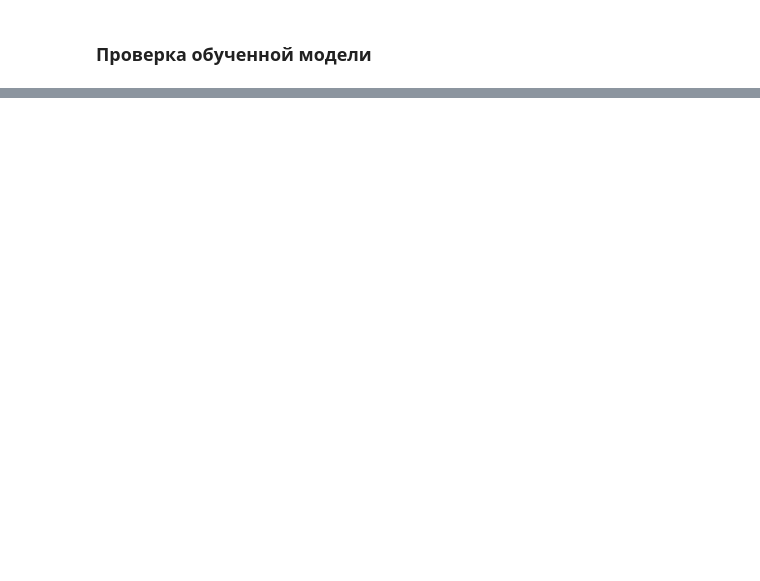
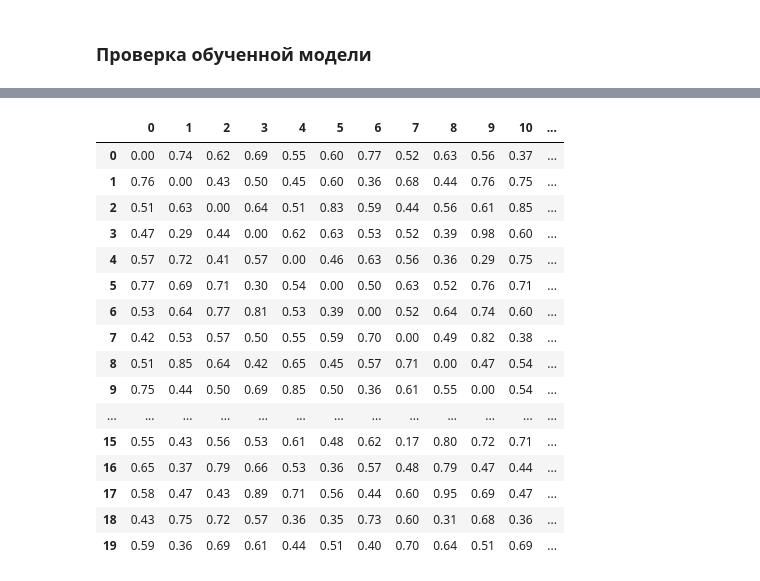
Before and after one commit to sudakov/rlopt, a Jupyter notebook: tsp_ml20x20.ipynb, the cells around one changed output, grey strips where cells are left out. Drawn from its saved outputs; the diff is of its cells as text; code cells hidden in the pictures; blank space fills up the shorter version.

```diff
--- a/tsp_ml20x20.ipynb
+++ b/tsp_ml20x20.ipynb
@@ -286,0 +359,20 @@ np.int64(129)
+# %%
+pd.DataFrame(np.round(a,2))
+# %% [output]
+|  | 0 | 1 | 2 | 3 | 4 | 5 | 6 | 7 | 8 | 9 | 10 | ... |
+| 0 | 0.00 | 0.74 | 0.62 | 0.69 | 0.55 | 0.60 | 0.77 | 0.52 | 0.63 | 0.56 | 0.37 | ... |
+| 1 | 0.76 | 0.00 | 0.43 | 0.50 | 0.45 | 0.60 | 0.36 | 0.68 | 0.44 | 0.76 | 0.75 | ... |
+| 2 | 0.51 | 0.63 | 0.00 | 0.64 | 0.51 | 0.83 | 0.59 | 0.44 | 0.56 | 0.61 | 0.85 | ... |
+| 3 | 0.47 | 0.29 | 0.44 | 0.00 | 0.62 | 0.63 | 0.53 | 0.52 | 0.39 | 0.98 | 0.60 | ... |
+| 4 | 0.57 | 0.72 | 0.41 | 0.57 | 0.00 | 0.46 | 0.63 | 0.56 | 0.36 | 0.29 | 0.75 | ... |
+| 5 | 0.77 | 0.69 | 0.71 | 0.30 | 0.54 | 0.00 | 0.50 | 0.63 | 0.52 | 0.76 | 0.71 | ... |
+| 6 | 0.53 | 0.64 | 0.77 | 0.81 | 0.53 | 0.39 | 0.00 | 0.52 | 0.64 | 0.74 | 0.60 | ... |
+| 7 | 0.42 | 0.53 | 0.57 | 0.50 | 0.55 | 0.59 | 0.70 | 0.00 | 0.49 | 0.82 | 0.38 | ... |
+| 8 | 0.51 | 0.85 | 0.64 | 0.42 | 0.65 | 0.45 | 0.57 | 0.71 | 0.00 | 0.47 | 0.54 | ... |
+| 9 | 0.75 | 0.44 | 0.50 | 0.69 | 0.85 | 0.50 | 0.36 | 0.61 | 0.55 | 0.00 | 0.54 | ... |
+| ... | ... | ... | ... | ... | ... | ... | ... | ... | ... | ... | ... | ... |
+| 15 | 0.55 | 0.43 | 0.56 | 0.53 | 0.61 | 0.48 | 0.62 | 0.17 | 0.80 | 0.72 | 0.71 | ... |
+| 16 | 0.65 | 0.37 | 0.79 | 0.66 | 0.53 | 0.36 | 0.57 | 0.48 | 0.79 | 0.47 | 0.44 | ... |
+| 17 | 0.58 | 0.47 | 0.43 | 0.89 | 0.71 | 0.56 | 0.44 | 0.60 | 0.95 | 0.69 | 0.47 | ... |
+| 18 | 0.43 | 0.75 | 0.72 | 0.57 | 0.36 | 0.35 | 0.73 | 0.60 | 0.31 | 0.68 | 0.36 | ... |
+| 19 | 0.59 | 0.36 | 0.69 | 0.61 | 0.44 | 0.51 | 0.40 | 0.70 | 0.64 | 0.51 | 0.69 | ... |
```
Also changed, not shown: parts of 23 cells of this notebook.
